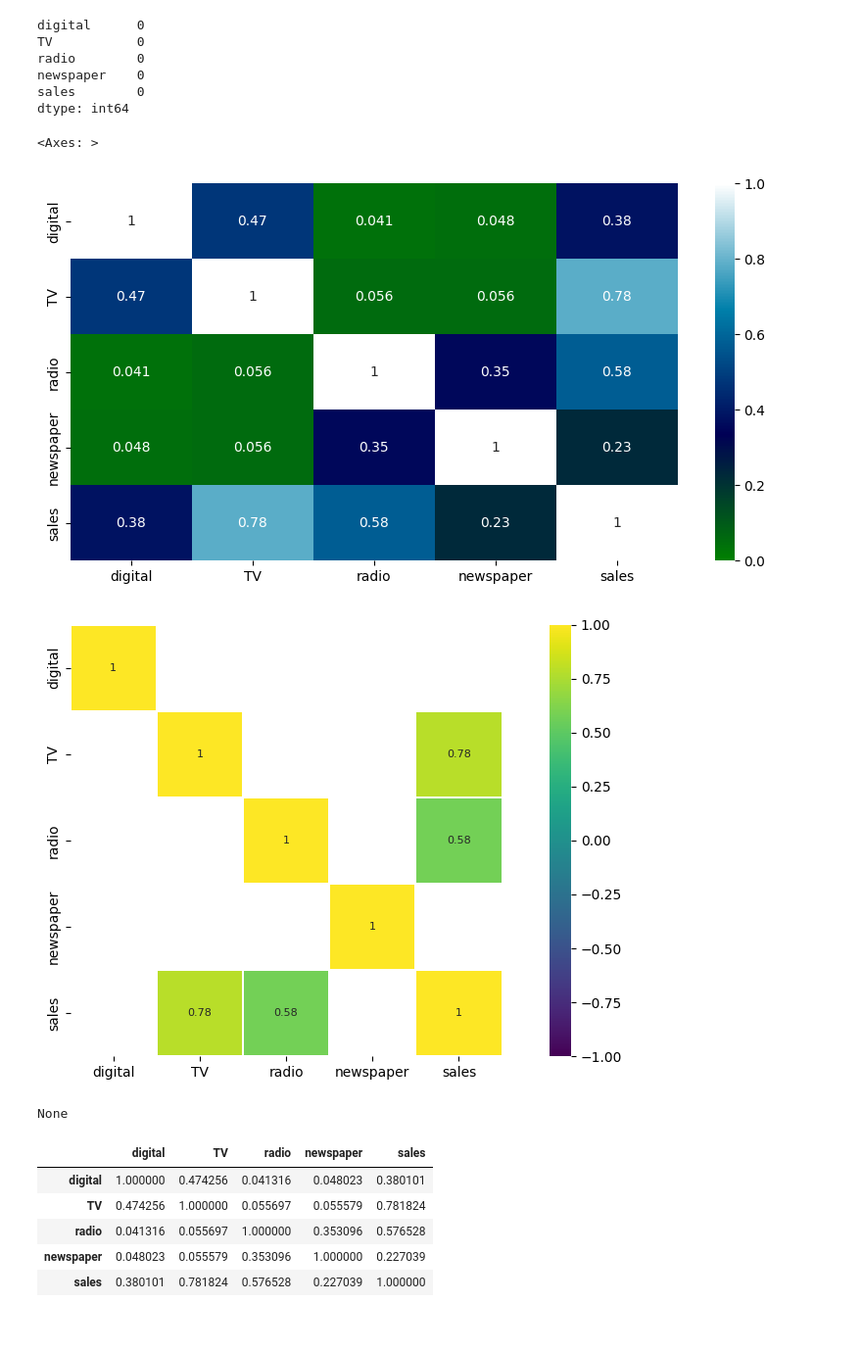
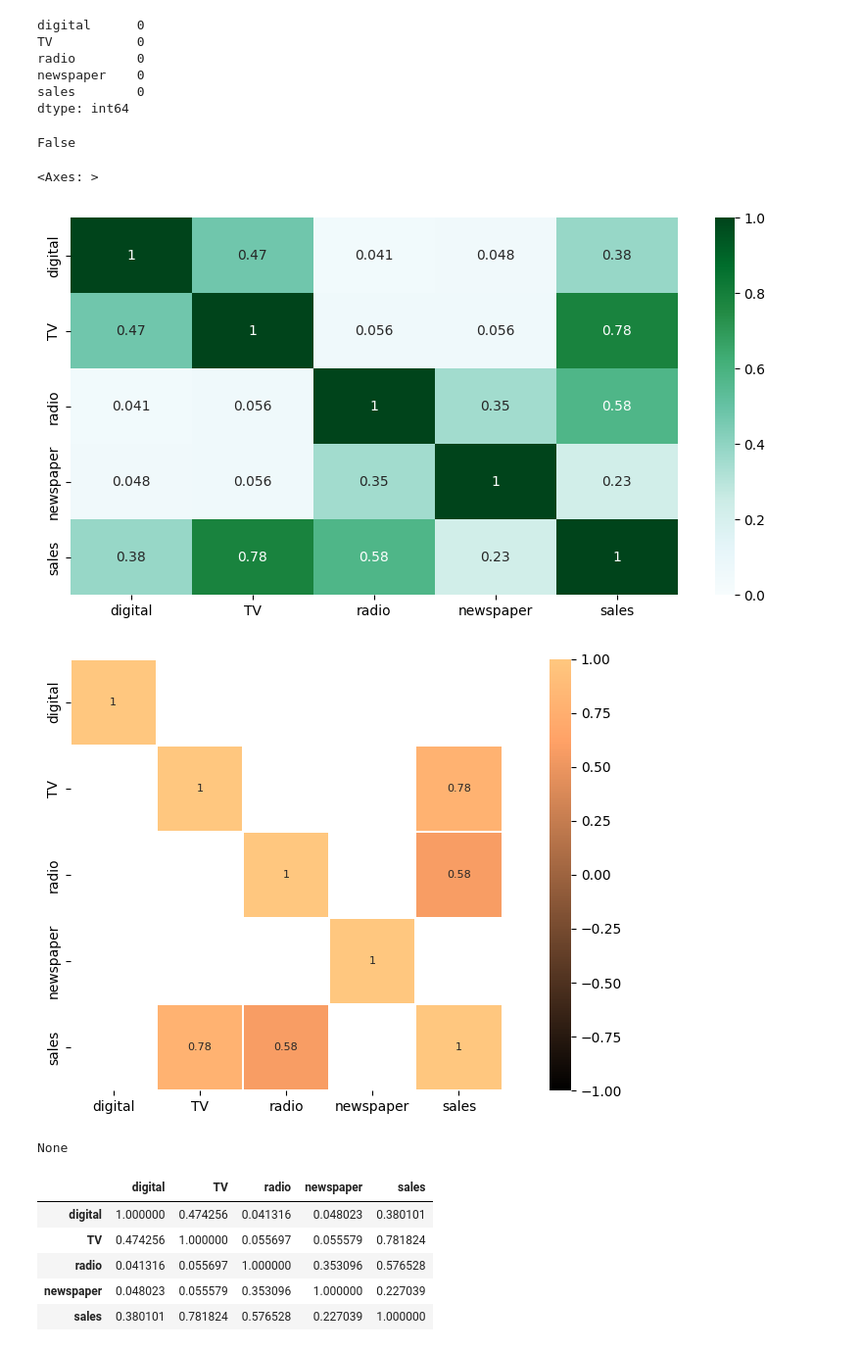
Before and after one commit to urszulao/projects, a Jupyter notebook: AI-neural_networks/forecast_of_sales.ipynb, the cells around one changed output. Shown at 98% size. Cells and saved outputs as stored; diff of their text form; code cells hidden in the pictures.

```diff
--- a/AI-neural_networks/forecast_of_sales.ipynb
+++ b/AI-neural_networks/forecast_of_sales.ipynb
@@ -66,24 +80,28 @@ radio        0
 newspaper    0
 sales        0
 dtype: int64
+# %%
+advertising_df.isnull().values.any()
+# %% [output]
+False
 # %%
 #heatmap
 plt.figure(figsize=(10,5))
-sns.heatmap(advertising_df.corr(),annot=True,vmin=0,vmax=1,cmap='ocean')
+sns.heatmap(advertising_df.corr(),annot=True,vmin=0,vmax=1,cmap='BuGn')
 # %% [output]
 <Axes: >
-[figure, old version]
+[figure, new version]
 # %%
 #correlation matrix
 corr = advertising_df.corr()
 plt.figure(figsize=(10, 5))
 sns.heatmap(corr[(corr >= 0.5) | (corr <= -0.7)],
-            cmap='viridis', vmax=1.0, vmin=-1.0, linewidths=0.1,
+            cmap='copper', vmax=1.0, vmin=-1.0, linewidths=0.1,
             annot=True, annot_kws={"size": 8}, square=True)
 plt.tight_layout()
 display(plt.show())
 # %% [output]
-[figure, old version]
+[figure, new version]
 None
 # %%
 advertising_df.corr()
```
Also changed, not shown: parts of 8 cells of this notebook.
